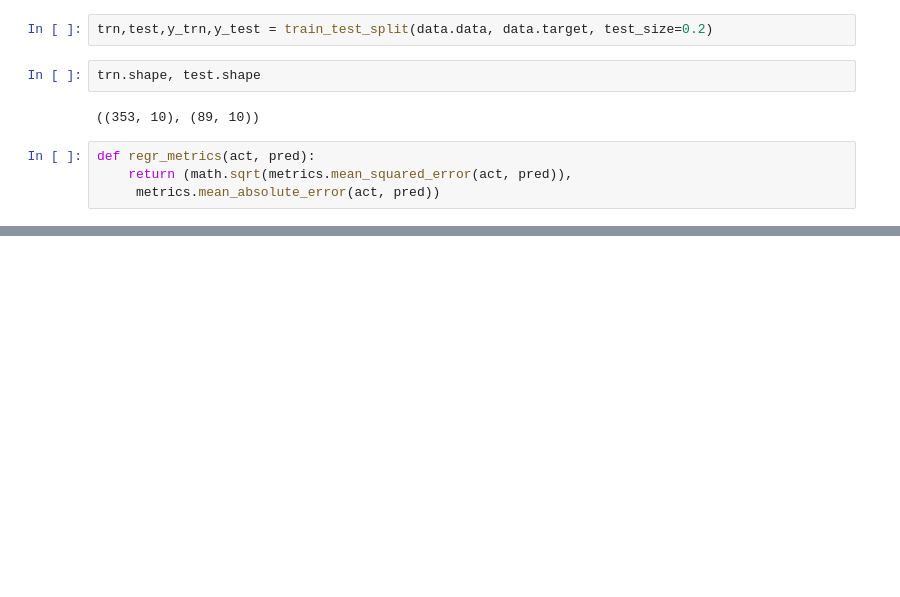
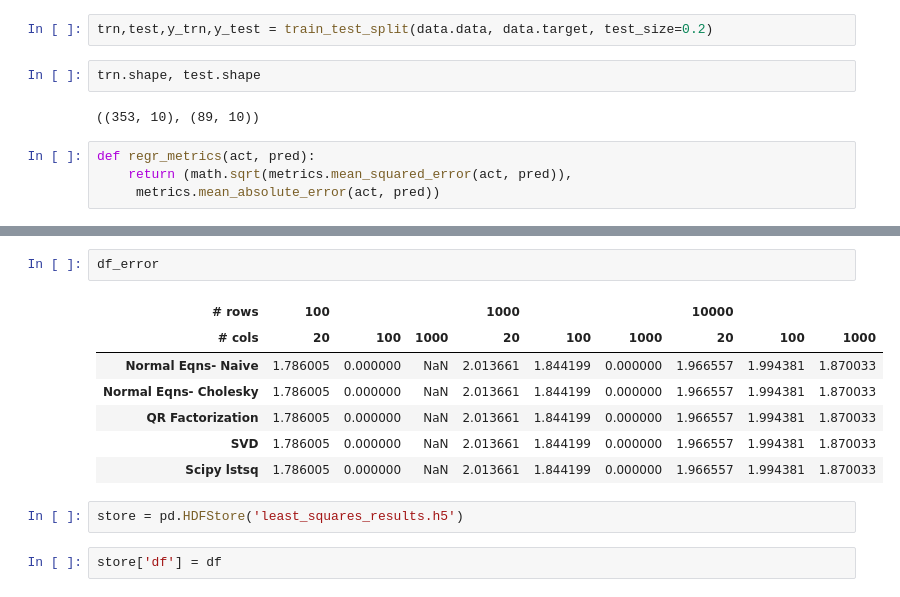
Before and after one commit to victwise/DeepLearning, a Jupyter notebook: Capítulo6.ipynb, the cells around one changed output, grey strips where cells are left out. Drawn from its saved outputs; the diff is of its cells as text; blank space fills up the shorter version.

```diff
--- a/Capítulo6.ipynb
+++ b/Capítulo6.ipynb
@@ -24,0 +229,14 @@ def regr_metrics(act, pred):
+# %%
+df_error
+# %% [output]
+| # rows | 100 |  |  | 1000 |  |  | 10000 |  |  |
+| # cols | 20 | 100 | 1000 | 20 | 100 | 1000 | 20 | 100 | 1000 |
+| Normal Eqns- Naive | 1.786005 | 0.000000 | NaN | 2.013661 | 1.844199 | 0.000000 | 1.966557 | 1.994381 | 1.870033 |
+| Normal Eqns- Cholesky | 1.786005 | 0.000000 | NaN | 2.013661 | 1.844199 | 0.000000 | 1.966557 | 1.994381 | 1.870033 |
+| QR Factorization | 1.786005 | 0.000000 | NaN | 2.013661 | 1.844199 | 0.000000 | 1.966557 | 1.994381 | 1.870033 |
+| SVD | 1.786005 | 0.000000 | NaN | 2.013661 | 1.844199 | 0.000000 | 1.966557 | 1.994381 | 1.870033 |
+| Scipy lstsq | 1.786005 | 0.000000 | NaN | 2.013661 | 1.844199 | 0.000000 | 1.966557 | 1.994381 | 1.870033 |
+# %%
+store = pd.HDFStore('least_squares_results.h5')
+# %%
+store['df'] = df
```
Also changed, not shown: parts of 81 cells of this notebook.
